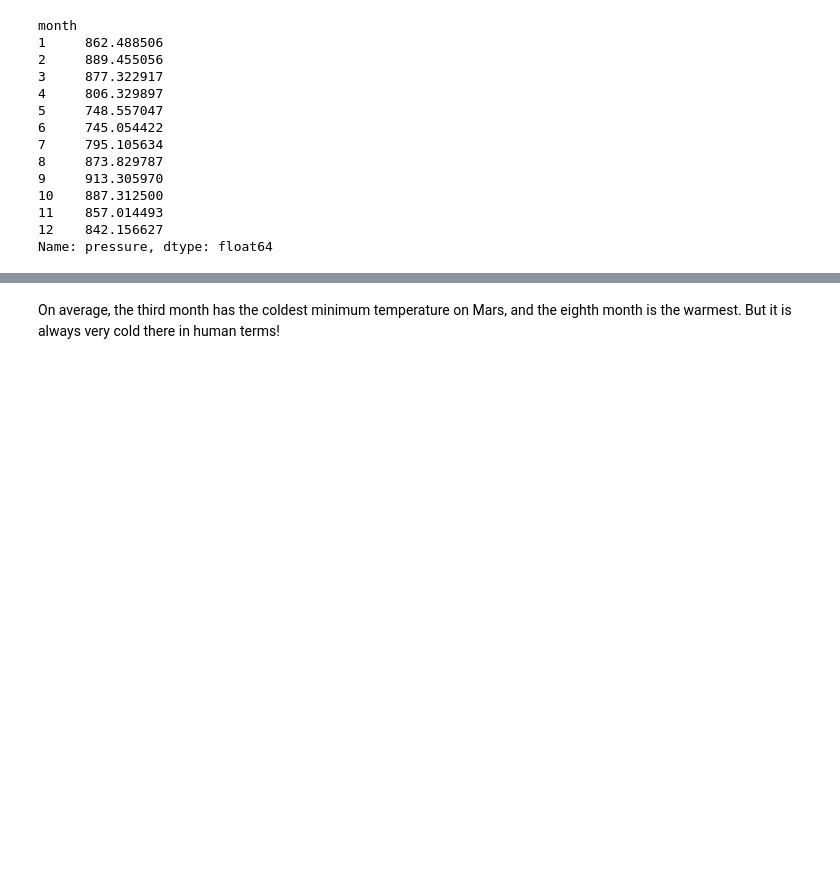
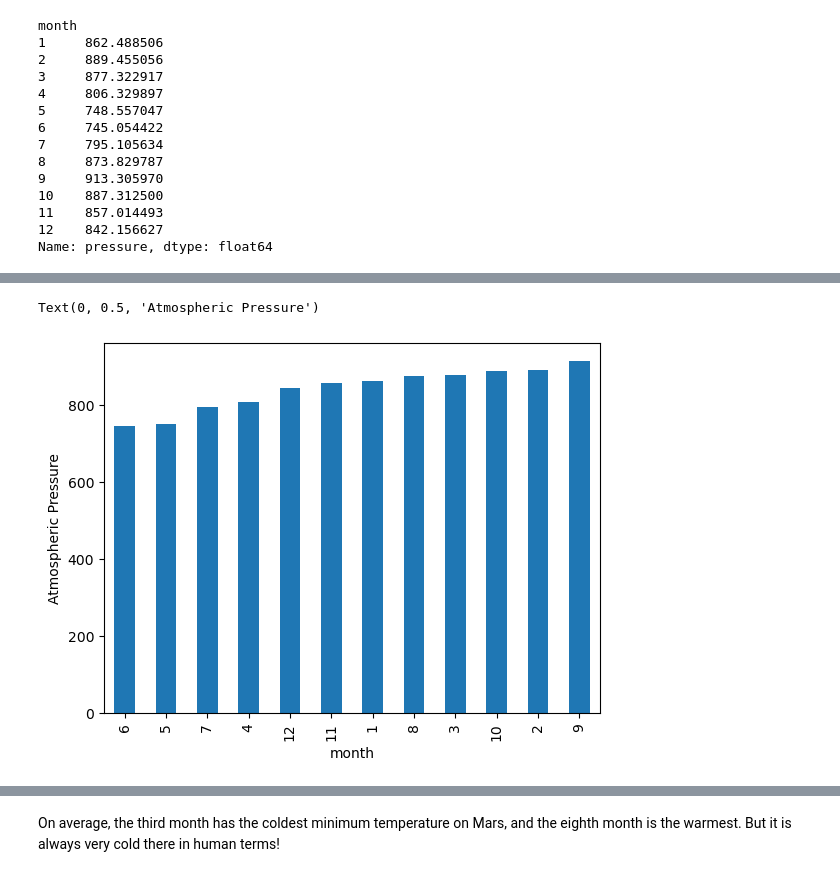
Before and after one commit to laurar9889/web_scraping_and_data_analysis, a Jupyter notebook: part_2_mars_weather.ipynb, the cells around one changed output, grey strips where cells are left out. Drawn from its saved outputs; the diff is of its cells as text; code cells hidden in the pictures; blank space fills up the shorter version.

```diff
--- a/part_2_mars_weather.ipynb
+++ b/part_2_mars_weather.ipynb
@@ -243,6 +233,8 @@ Name: min_temp, dtype: float64
 [figure]
 # %%
 # 4. Average pressure by Martian month
+ave_pressure_month = mars_df.groupby(["month"]).mean()["pressure"]
+ave_pressure_month
 # %% [output]
 month
 1     862.488506
@@ -265,2 +253,11 @@ Name: pressure, dtype: float64
+# %%
+# Plot the average pressure by month
+rted_ave_pressure_month = ave_pressure_month.sort_values(ascending =True)
+#sort values to make them comparable to the given graph.
+sorted_ave_pressure_month.plot.bar()
+plt.ylabel("Atmospheric Pressure")
+# %% [output]
+Text(0, 0.5, 'Atmospheric Pressure')
+[figure, added]
 # %%
 # 5. How many terrestrial (earth) days are there in a Martian year?
```
Also changed, not shown: parts of 9 cells of this notebook, 1 other file.
